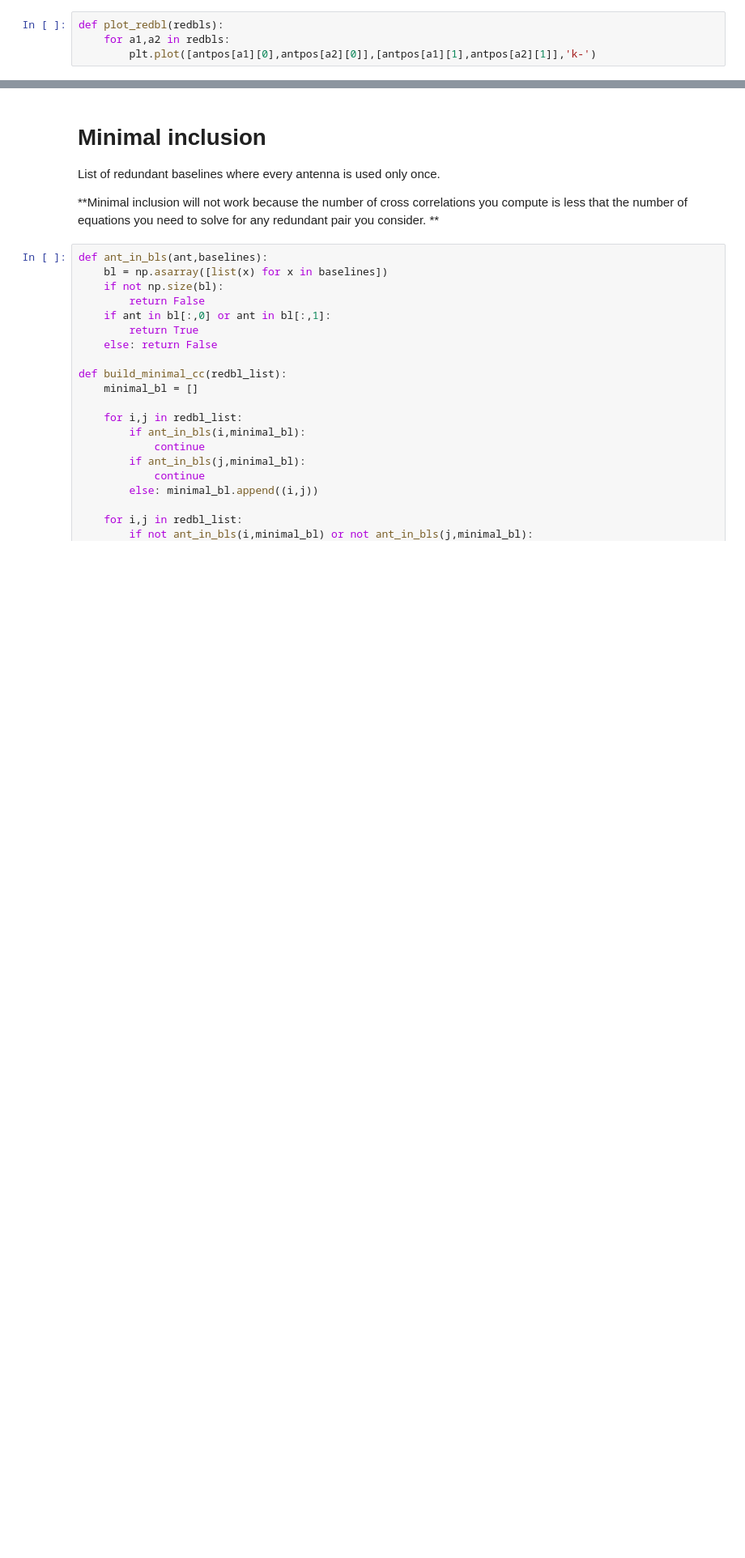
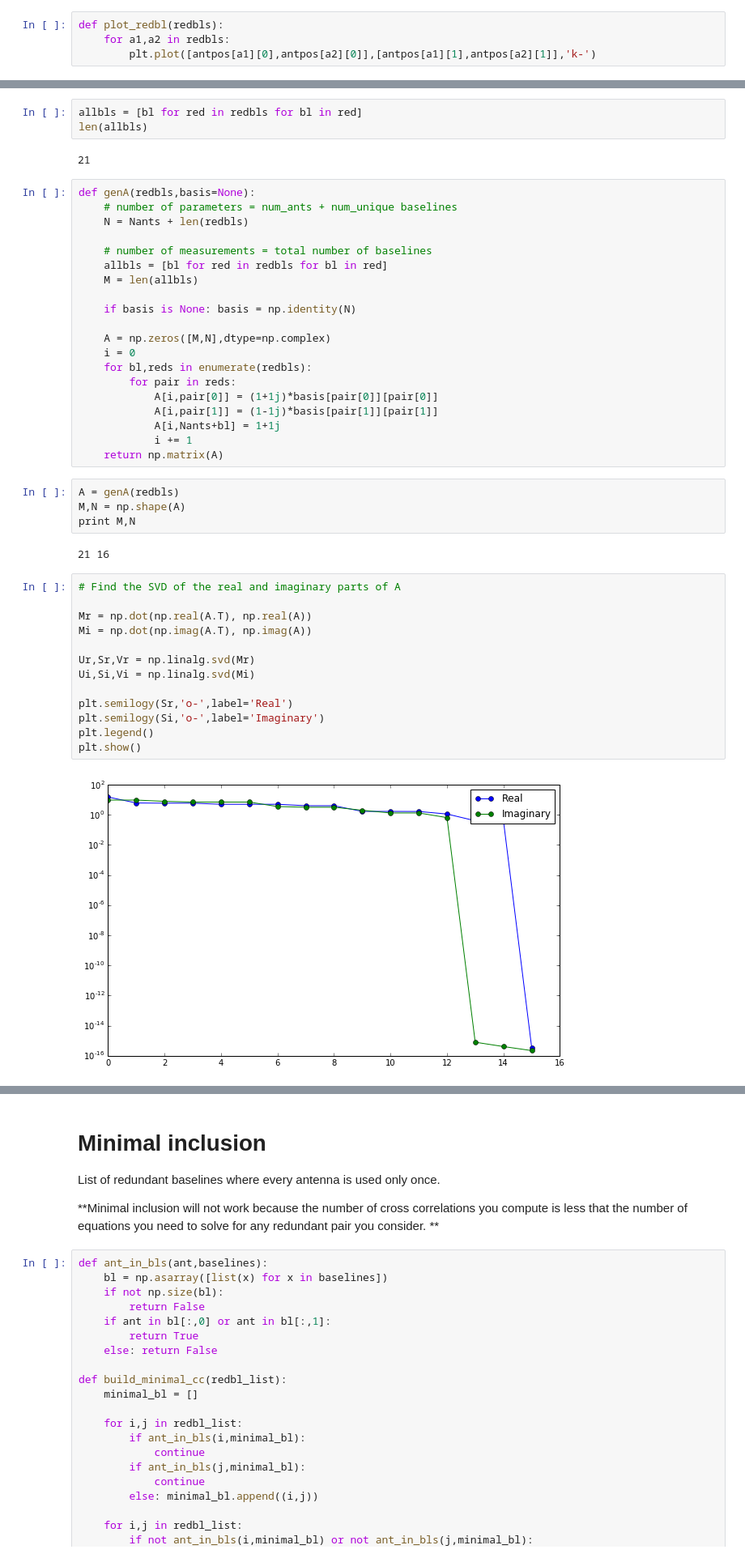
Before and after one commit to dgorthi/Notes, a Jupyter notebook: Array Configurations.ipynb, the cells around one changed output, grey strips where cells are left out. Shown at 81% size. Cells and saved outputs as stored; diff of their text form; blank space fills up the shorter version.

```diff
--- a/Array Configurations.ipynb
+++ b/Array Configurations.ipynb
@@ -32,0 +52,46 @@ len(redbls[0])
+# %%
+allbls = [bl for red in redbls for bl in red]
+len(allbls)
+# %% [output]
+21
+# %%
+def genA(redbls,basis=None):
+    # number of parameters = num_ants + num_unique baselines
+    N = Nants + len(redbls)
+
+    # number of measurements = total number of baselines
+    allbls = [bl for red in redbls for bl in red]
+    M = len(allbls)
+
+    if basis is None: basis = np.identity(N)
+
+    A = np.zeros([M,N],dtype=np.complex)
+    i = 0
+    for bl,reds in enumerate(redbls):
+        for pair in reds:
+            A[i,pair[0]] = (1+1j)*basis[pair[0]][pair[0]]
+            A[i,pair[1]] = (1-1j)*basis[pair[1]][pair[1]]
+            A[i,Nants+bl] = 1+1j
+            i += 1
+    return np.matrix(A)
+# %%
+A = genA(redbls)
+M,N = np.shape(A)
+print M,N
+# %% [output]
+21 16
+# %%
+# Find the SVD of the real and imaginary parts of A
+
+Mr = np.dot(np.real(A.T), np.real(A))
+Mi = np.dot(np.imag(A.T), np.imag(A))
+
+Ur,Sr,Vr = np.linalg.svd(Mr)
+Ui,Si,Vi = np.linalg.svd(Mi)
+
+plt.semilogy(Sr,'o-',label='Real')
+plt.semilogy(Si,'o-',label='Imaginary')
+plt.legend()
+plt.show()
+# %% [output]
+[figure, added]
```
Also changed, not shown: parts of 47 cells of this notebook, 1 other file.
